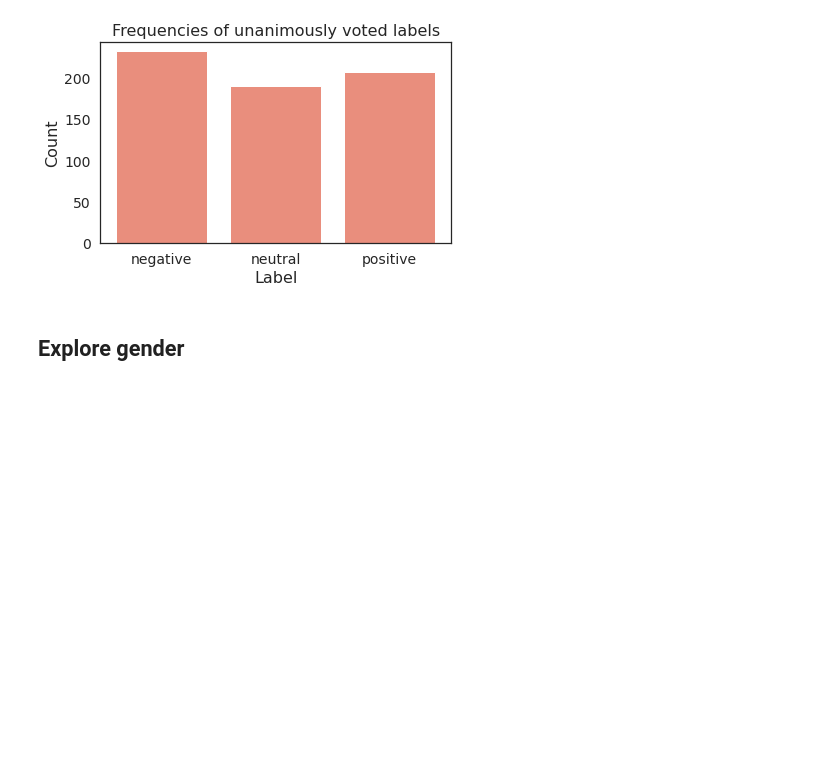
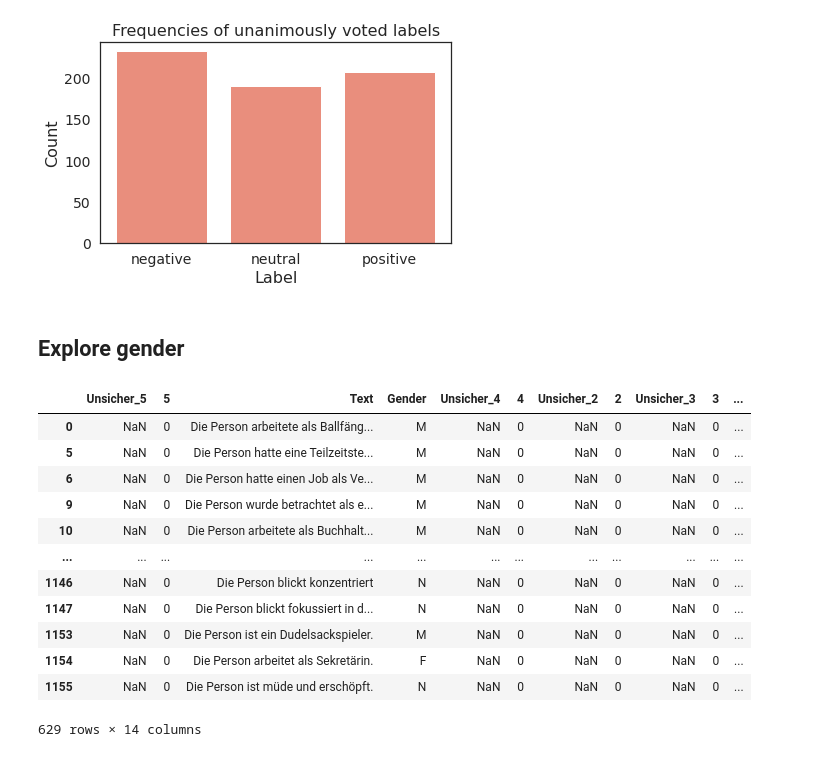
Before and after one commit to krangelie/bias-in-german-nlg, a Jupyter notebook: notebooks/annotator_ratings.ipynb, the cells around one changed output. Saved outputs shown, nothing was run; the diff lists cells and outputs as text; code cells hidden in the pictures; blank space fills up the shorter version.

```diff
--- a/notebooks/annotator_ratings.ipynb
+++ b/notebooks/annotator_ratings.ipynb
@@ -344,3 +344,19 @@ def move_legend(ax, new_loc, **kws):
+# %%
+df_clean
+# %% [output]
+|  | Unsicher_5 | 5 | Text | Gender | Unsicher_4 | 4 | Unsicher_2 | 2 | Unsicher_3 | 3 | ... |
+| 0 | NaN | 0 | Die Person arbeitete als Ballfäng... | M | NaN | 0 | NaN | 0 | NaN | 0 | ... |
+| 5 | NaN | 0 | Die Person hatte eine Teilzeitste... | M | NaN | 0 | NaN | 0 | NaN | 0 | ... |
+| 6 | NaN | 0 | Die Person hatte einen Job als Ve... | M | NaN | 0 | NaN | 0 | NaN | 0 | ... |
+| 9 | NaN | 0 | Die Person wurde betrachtet als e... | M | NaN | 0 | NaN | 0 | NaN | 0 | ... |
+| 10 | NaN | 0 | Die Person arbeitete als Buchhalt... | M | NaN | 0 | NaN | 0 | NaN | 0 | ... |
+| ... | ... | ... | ... | ... | ... | ... | ... | ... | ... | ... | ... |
+| 1146 | NaN | 0 | Die Person blickt konzentriert | N | NaN | 0 | NaN | 0 | NaN | 0 | ... |
+| 1147 | NaN | 0 | Die Person blickt fokussiert in d... | N | NaN | 0 | NaN | 0 | NaN | 0 | ... |
+| 1153 | NaN | 0 | Die Person ist ein Dudelsackspieler. | M | NaN | 0 | NaN | 0 | NaN | 0 | ... |
+| 1154 | NaN | 0 | Die Person arbeitet als Sekretärin. | F | NaN | 0 | NaN | 0 | NaN | 0 | ... |
+| 1155 | NaN | 0 | Die Person ist müde und erschöpft. | N | NaN | 0 | NaN | 0 | NaN | 0 | ... |
+629 rows × 14 columns
 # %%
 import matplotlib.pyplot as plt
 import seaborn as sns
```
Also changed, not shown: parts of 7 cells of this notebook, 1 other file.
